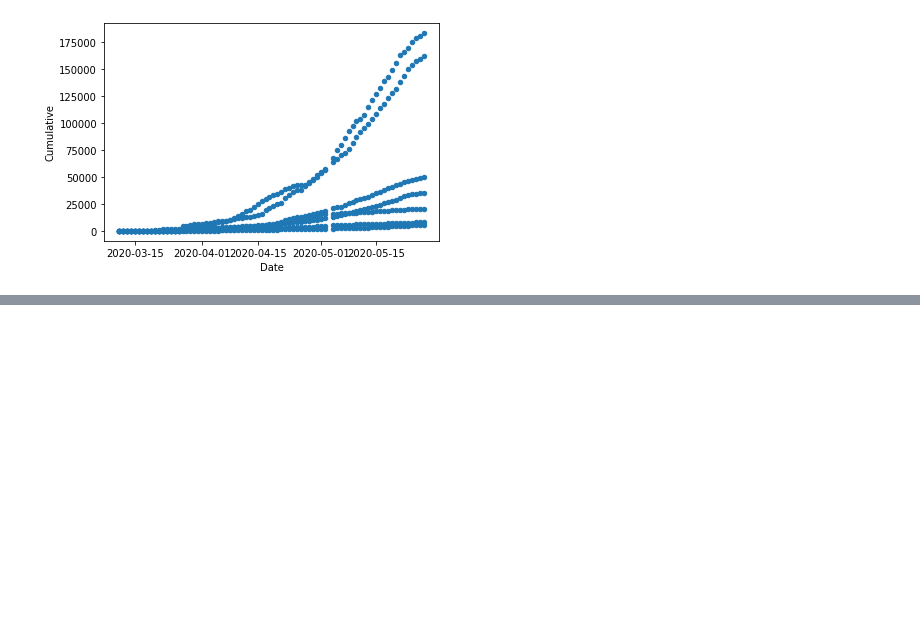
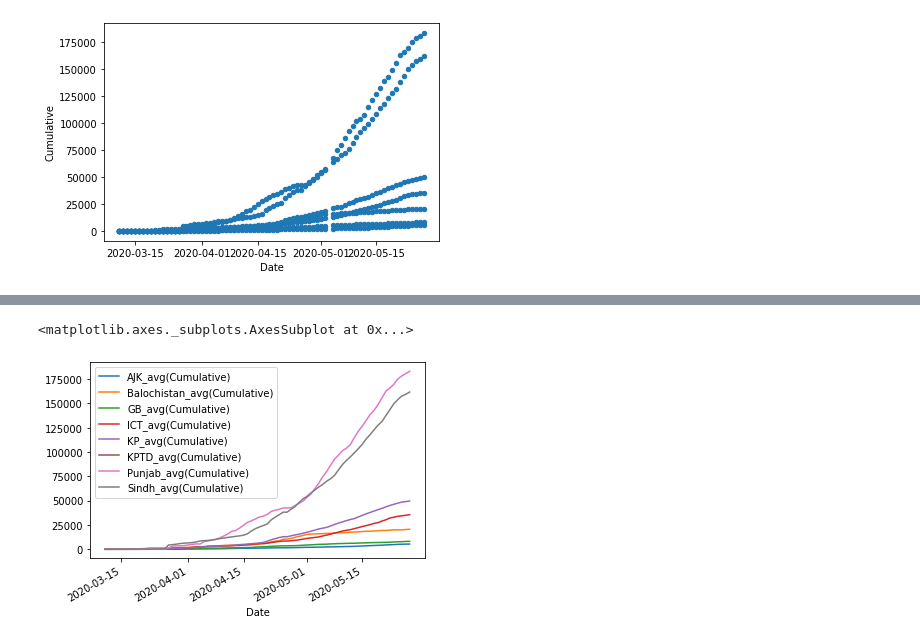
Before and after one commit to komzy/spark-ml-course, a Jupyter notebook: week1/Spark_with_ML_Week_1_Assignment.ipynb, the cells around one changed output, grey strips where cells are left out. Drawn from its saved outputs; the diff is of its cells as text; code cells hidden in the pictures; blank space fills up the shorter version.

```diff
--- a/week1/Spark_with_ML_Week_1_Assignment.ipynb
+++ b/week1/Spark_with_ML_Week_1_Assignment.ipynb
@@ -105,0 +121,19 @@ df_pandas.plot(x ='Date', y='Cumulative', kind = 'scatter')
+# %%
+#Plot mean of cases per day for states
+states_mean_sdf=spark_df.groupBy("Date").pivot("Region").mean()
+#states_mean_sdf.sort(col("Date").asc()).show(100,truncate=False)
+states_mean_pdf = states_mean_sdf.toPandas()
+#states_mean_pdf=states_mean_pdf.head(20)
+states_mean_pdf.plot(x ='Date', y=["AJK_avg(Cumulative)",
+                                   "Balochistan_avg(Cumulative)",
+                                   "GB_avg(Cumulative)",
+                                   "ICT_avg(Cumulative)",
+                                   "KP_avg(Cumulative)",
+                                   "KPTD_avg(Cumulative)",
+                                   #"Mobile Lab_avg(Cumulative)",
+                                   "Punjab_avg(Cumulative)",
+                                   "Sindh_avg(Cumulative)"
+                                   ], kind = 'line')
+# %% [output]
+<matplotlib.axes._subplots.AxesSubplot at 0x...>
+[figure, added]
```
Also changed, not shown: parts of 10 cells of this notebook.
